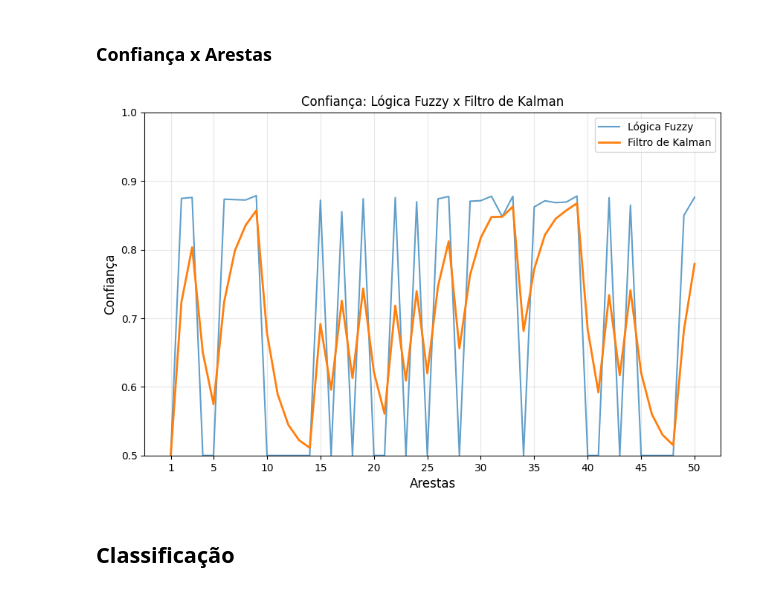
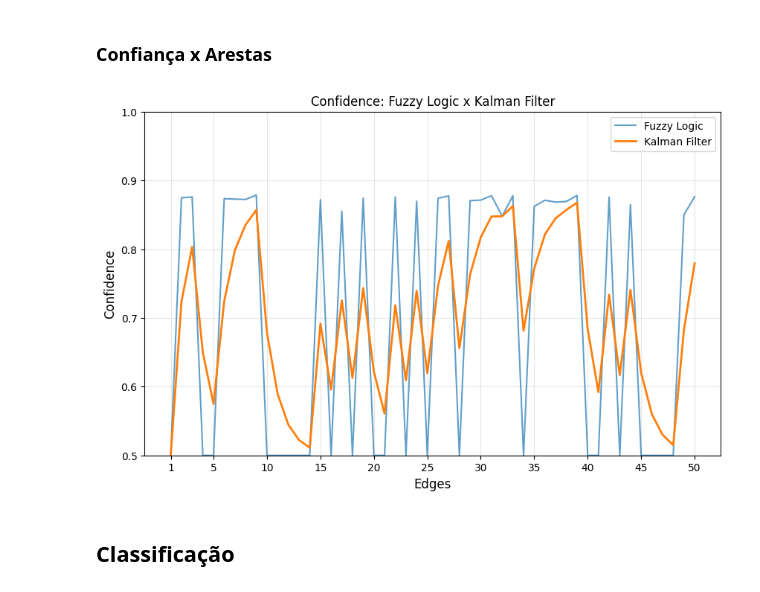
Before and after one commit to charlesluizmendes/DataFusion, a Jupyter notebook: src/7.results.ipynb, the cells around one changed output. Drawn from its saved outputs; the diff is of its cells as text; code cells hidden in the pictures.

```diff
--- a/src/7.results.ipynb
+++ b/src/7.results.ipynb
@@ -38,28 +38,28 @@ kalman_output_confidence = kalman_output_df['confidence'].values
 # %%
 plt.figure(figsize=(10,6))
 
 x_values = np.arange(1, len(fuzzy_output_confidence) + 1)
 
-plt.plot(x_values, fuzzy_output_confidence, label="Lógica Fuzzy", alpha=0.7)
-plt.plot(x_values, kalman_output_confidence, label="Filtro de Kalman", linewidth=2)
+plt.plot(x_values, fuzzy_output_confidence, label="Fuzzy Logic", alpha=0.7)
+plt.plot(x_values, kalman_output_confidence, label="Kalman Filter", linewidth=2)
 
-plt.title("Confiança: Lógica Fuzzy x Filtro de Kalman", fontsize=12)
-plt.xlabel("Arestas", fontsize=12)
-plt.ylabel("Confiança", fontsize=12)
+plt.title("Confidence: Fuzzy Logic x Kalman Filter", fontsize=12)
+plt.xlabel("Edges", fontsize=12)
+plt.ylabel("Confidence", fontsize=12)
 
 plt.legend()
 plt.grid(True, alpha=0.3)
 plt.ylim(0.5, 1)
 
 n = len(fuzzy_output_confidence)
 ticks = [1] + list(range(5, n + 1, 5))
 plt.xticks(ticks)
 
 os.makedirs("../results", exist_ok=True)
 plt.savefig('../results/fuzzy_logic_kalman_filter.png', bbox_inches='tight')
 plt.show()
 # %% [output]
-[figure, old version]
+[figure, new version]
 # %% [markdown]
 ## Classificação
 # %% [markdown]
```
Also changed, not shown: parts of 4 cells of this notebook, 8 other files.
